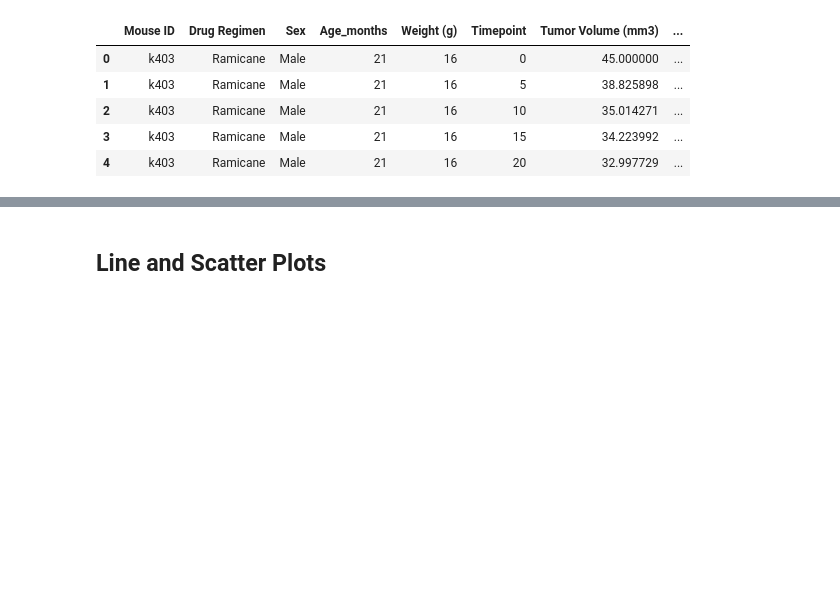
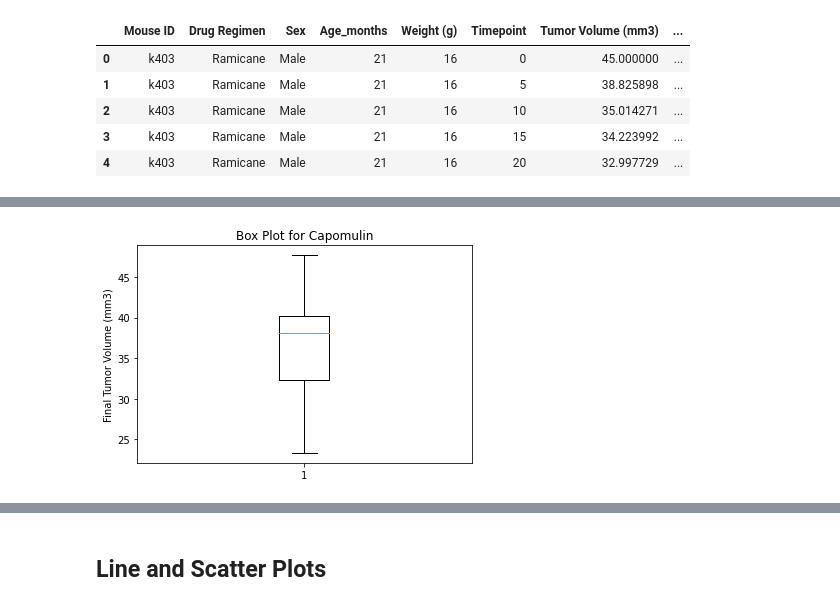
Before and after one commit to ronaldbmz/matplotlib-challenge, a Jupyter notebook: pymaceuticals.ipynb, the cells around one changed output, grey strips where cells are left out. Cells and saved outputs as stored; diff of their text form; code cells hidden in the pictures; blank space fills up the shorter version.

Commit message:
completed Quartiles, Outliers and Boxplots

```diff
--- a/pymaceuticals.ipynb
+++ b/pymaceuticals.ipynb
@@ -332,17 +371,21 @@ clean_df.head()
 # %%
 # Put treatments into a list for for loop (and later for plot labels)
-
+treatments = list(clean_df['Drug Regimen'].unique())
+treatments
 
 # Create empty list to fill with tumor vol data (for plotting)
+tumor_vol = []
 
 
 # Calculate the IQR and quantitatively determine if there are any potential outliers.
+regimen_pctile_df = clean_df.groupby('Drug Regimen').quantile([.25,.5,.75])['Tumor Volume (mm3)'].reset_index()
+regimen_pctile_df = regimen_pctile_df.pivot(index='Drug Regimen',columns='level_1', values='Tumor Volume (mm3)').reset_index()
 
+# Locate the rows which contain mice on each drug and get the tumor volumes
+regimen_pctile_df['IQR'] = regimen_pctile_df[0.75]-regimen_pctile_df[0.25]
+regimen_pctile_df['Lower Bound'] = regimen_pctile_df[0.25] - (1.5*regimen_pctile_df['IQR'])
+regimen_pctile_df['Upper Bound'] = regimen_pctile_df[0.75] + (1.5*regimen_pctile_df['IQR'])
 
-    # Locate the rows which contain mice on each drug and get the tumor volumes
-
-
-    # add subset
-
-
-    # Determine outliers using upper and lower bounds
+# add subset
+clean_df = clean_df.merge(regimen_pctile_df, how='left',on='Drug Regimen')
+clean_df.head()
@@ -348,0 +399,5 @@ clean_df.head()
+# %%
+# Determine outliers using upper and lower bounds
+clean_df['Outlier Flag'] = 'Not Outlier'
+clean_df.loc[(clean_df['Tumor Volume (mm3)']<clean_df['Lower Bound'])|(clean_df['Tumor Volume (mm3)']>clean_df['Upper Bound']),'Outlier Flag'] = 'Outlier'
+clean_df.head()
@@ -349,2 +411,4 @@ clean_df.head()
 # %%
 # Generate a box plot of the final tumor volume of each mouse across four regimens of interest
+box_plot_df = clean_df.loc[clean_df['Timepoint']==clean_df['Max_Timepoint'],['Mouse ID','Drug Regimen','Tumor Volume (mm3)']]
+box_plot_df.head()
@@ -350,0 +422,7 @@ clean_df.head()
+# %%
+plt.boxplot(box_plot_df.loc[box_plot_df['Drug Regimen']=='Capomulin','Tumor Volume (mm3)'])
+plt.title('Box Plot for Capomulin')
+plt.ylabel('Final Tumor Volume (mm3)')
+plt.show()
+# %% [output]
+[figure, added]
```
Also changed, not shown: parts of 8 cells of this notebook, 2 other files.
